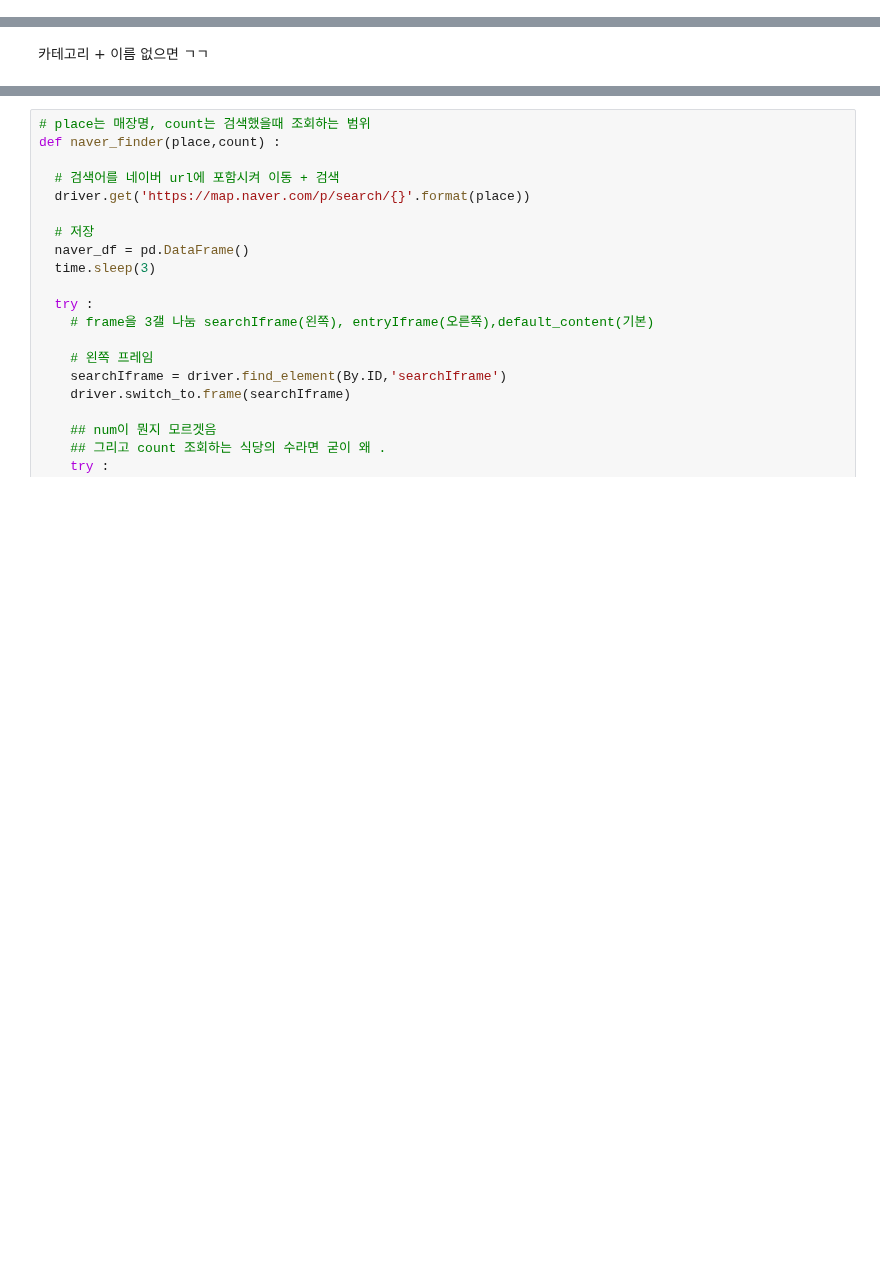
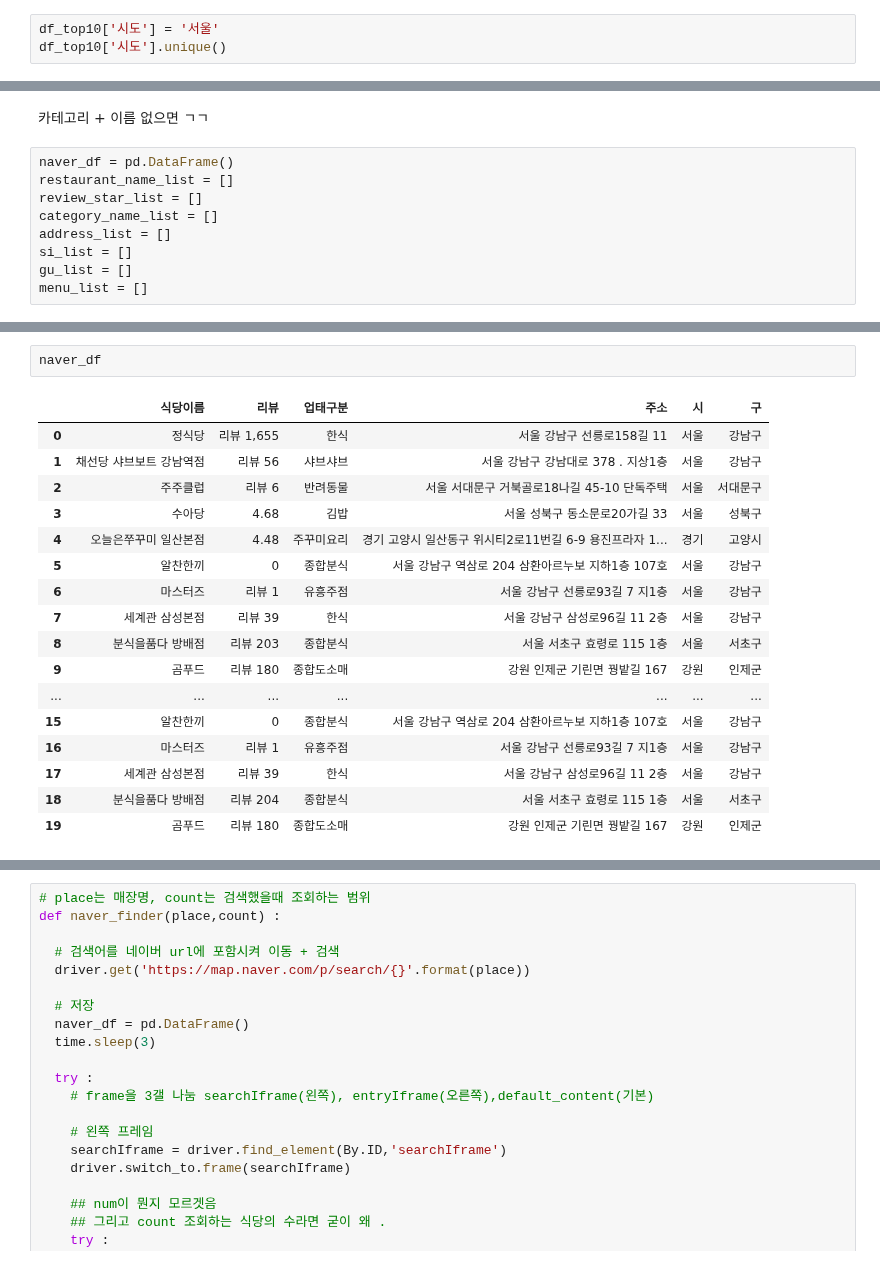
Before and after one commit to Lunch-Lab/data, a Jupyter notebook: naver_scraping(연습).ipynb, the cells around one changed output, grey strips where cells are left out. Saved outputs shown, nothing was run; the diff lists cells and outputs as text; blank space fills up the shorter version.

```diff
--- a/naver_scraping(연습).ipynb
+++ b/naver_scraping(연습).ipynb
@@ -141,3 +141,6 @@ df_top10
 | 7 | 영업/정상 | 서울특별시 강남구 삼성동 155-11 | 서울특별시 강남구 삼성로96길 11, 지상2층 (삼성동) | 세계관 | 2023-12-18 17:08:48 | 2023-12-20 02:40:00 | 한식 | 204952.006872 | 445195.026116 | 한식 | 서울특별시 | ... |
 | 8 | 영업/정상 | 서울특별시 강남구 대치동 907-12 아티스톤 | 서울특별시 강남구 역삼로 409, 지상1층 102호 (대치동... | 분식을 품다 | 2023-11-30 17:23:46 | 2023-12-02 00:16:59 | 분식 | 204506.415174 | 444321.238711 | 분식 | 서울특별시 | ... |
 | 9 | 영업/정상 | 서울특별시 강남구 역삼동 660-25 | 서울특별시 강남구 언주로103길 35, 지하1층 101호 (... | 곰푸드 | 2023-11-30 14:49:31 | 2023-12-02 00:16:59 | 한식 | 203218.312570 | 444859.547190 | 한식 | 서울특별시 | ... |
+# %%
+df_top10['시도'] = '서울'
+df_top10['시도'].unique()
@@ -235,3 +240,12 @@ for i in df_top10['사업장명']:
 곰푸드
 # %% [markdown]
 카테고리 + 이름 없으면 ㄱㄱ
+# %%
+naver_df = pd.DataFrame()
+restaurant_name_list = []
+review_star_list = []
+category_name_list = []
+address_list = []
+si_list = []
+gu_list = []
+menu_list = []
@@ -238,3 +364,23 @@ for i in df_top10['사업장명']:
+# %%
+naver_df
+# %% [output]
+|  | 식당이름 | 리뷰 | 업태구분 | 주소 | 시 | 구 |
+| 0 | 정식당 | 리뷰 1,655 | 한식 | 서울 강남구 선릉로158길 11 | 서울 | 강남구 |
+| 1 | 채선당 샤브보트 강남역점 | 리뷰 56 | 샤브샤브 | 서울 강남구 강남대로 378 . 지상1층 | 서울 | 강남구 |
+| 2 | 주주클럽 | 리뷰 6 | 반려동물 | 서울 서대문구 거북골로18나길 45-10 단독주택 | 서울 | 서대문구 |
+| 3 | 수아당 | 4.68 | 김밥 | 서울 성북구 동소문로20가길 33 | 서울 | 성북구 |
+| 4 | 오늘은쭈꾸미 일산본점 | 4.48 | 주꾸미요리 | 경기 고양시 일산동구 위시티2로11번길 6-9 용진프라자 1... | 경기 | 고양시 |
+| 5 | 알찬한끼 | 0 | 종합분식 | 서울 강남구 역삼로 204 삼환아르누보 지하1층 107호 | 서울 | 강남구 |
+| 6 | 마스터즈 | 리뷰 1 | 유흥주점 | 서울 강남구 선릉로93길 7 지1층 | 서울 | 강남구 |
+| 7 | 세계관 삼성본점 | 리뷰 39 | 한식 | 서울 강남구 삼성로96길 11 2층 | 서울 | 강남구 |
+| 8 | 분식을품다 방배점 | 리뷰 203 | 종합분식 | 서울 서초구 효령로 115 1층 | 서울 | 서초구 |
+| 9 | 곰푸드 | 리뷰 180 | 종합도소매 | 강원 인제군 기린면 꿩밭길 167 | 강원 | 인제군 |
+| ... | ... | ... | ... | ... | ... | ... |
+| 15 | 알찬한끼 | 0 | 종합분식 | 서울 강남구 역삼로 204 삼환아르누보 지하1층 107호 | 서울 | 강남구 |
+| 16 | 마스터즈 | 리뷰 1 | 유흥주점 | 서울 강남구 선릉로93길 7 지1층 | 서울 | 강남구 |
+| 17 | 세계관 삼성본점 | 리뷰 39 | 한식 | 서울 강남구 삼성로96길 11 2층 | 서울 | 강남구 |
+| 18 | 분식을품다 방배점 | 리뷰 204 | 종합분식 | 서울 서초구 효령로 115 1층 | 서울 | 서초구 |
+| 19 | 곰푸드 | 리뷰 180 | 종합도소매 | 강원 인제군 기린면 꿩밭길 167 | 강원 | 인제군 |
 # %%
 for i in df_top10['사업장명']:
     # 검색어를 네이버 url에 포함시켜 이동 + 검색
```
Also changed, not shown: parts of 8 cells of this notebook, 1 other file.
